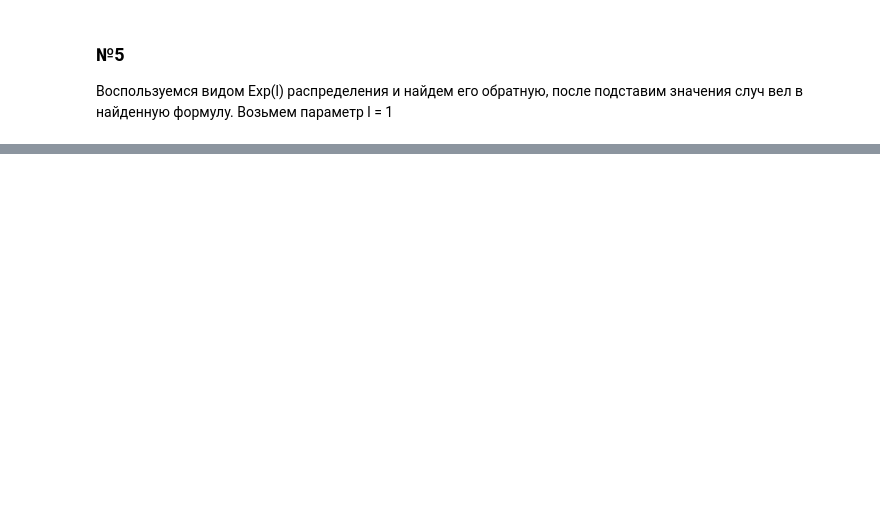
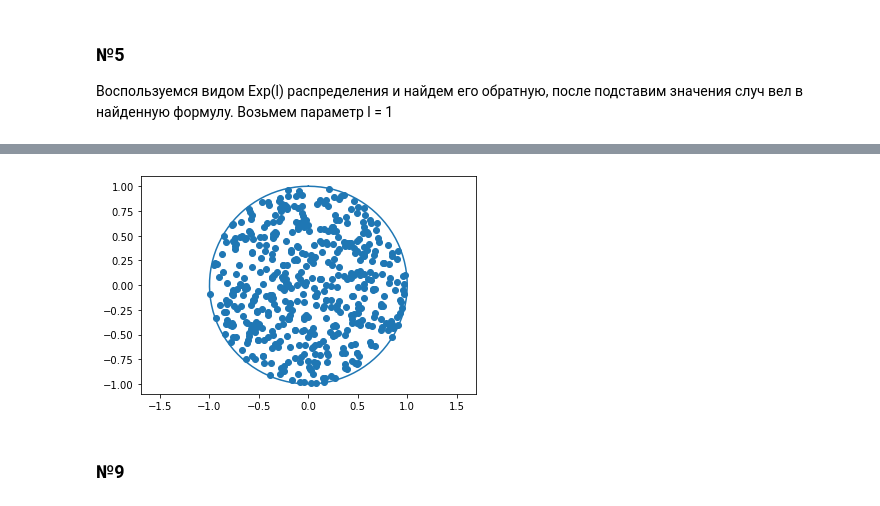
Before and after one commit to Cloda/homework_for_mathprac, a Jupyter notebook: home_5.ipynb, the cells around one changed output, grey strips where cells are left out. Saved outputs shown, nothing was run; the diff lists cells and outputs as text; code cells hidden in the pictures; blank space fills up the shorter version.

```diff
--- a/home_5.ipynb
+++ b/home_5.ipynb
@@ -191,0 +260,24 @@ plt.show()
+# %%
+n = 500
+i = 0
+samples = np.zeros((n, 2), dtype=float)
+
+while (i < n):
+    phi = 2 * np.pi * np.random.rand()
+    r = np.sqrt(np.random.rand())
+    if(r <= 1):
+        samples[i][0] = r*np.cos(phi)
+        samples[i][1] = r*np.sin(phi)
+        i += 1
+
+
+plt.scatter(samples[:, 0], samples[:, 1])
+
+t = np.linspace(0, 2 * np.pi, 100)
+plt.plot(np.sin(t), np.cos(t))
+plt.axis('equal')
+plt.show()
+# %% [output]
+[figure, added]
+# %% [markdown]
+### №9
```
Also changed, not shown: parts of 14 cells of this notebook.
